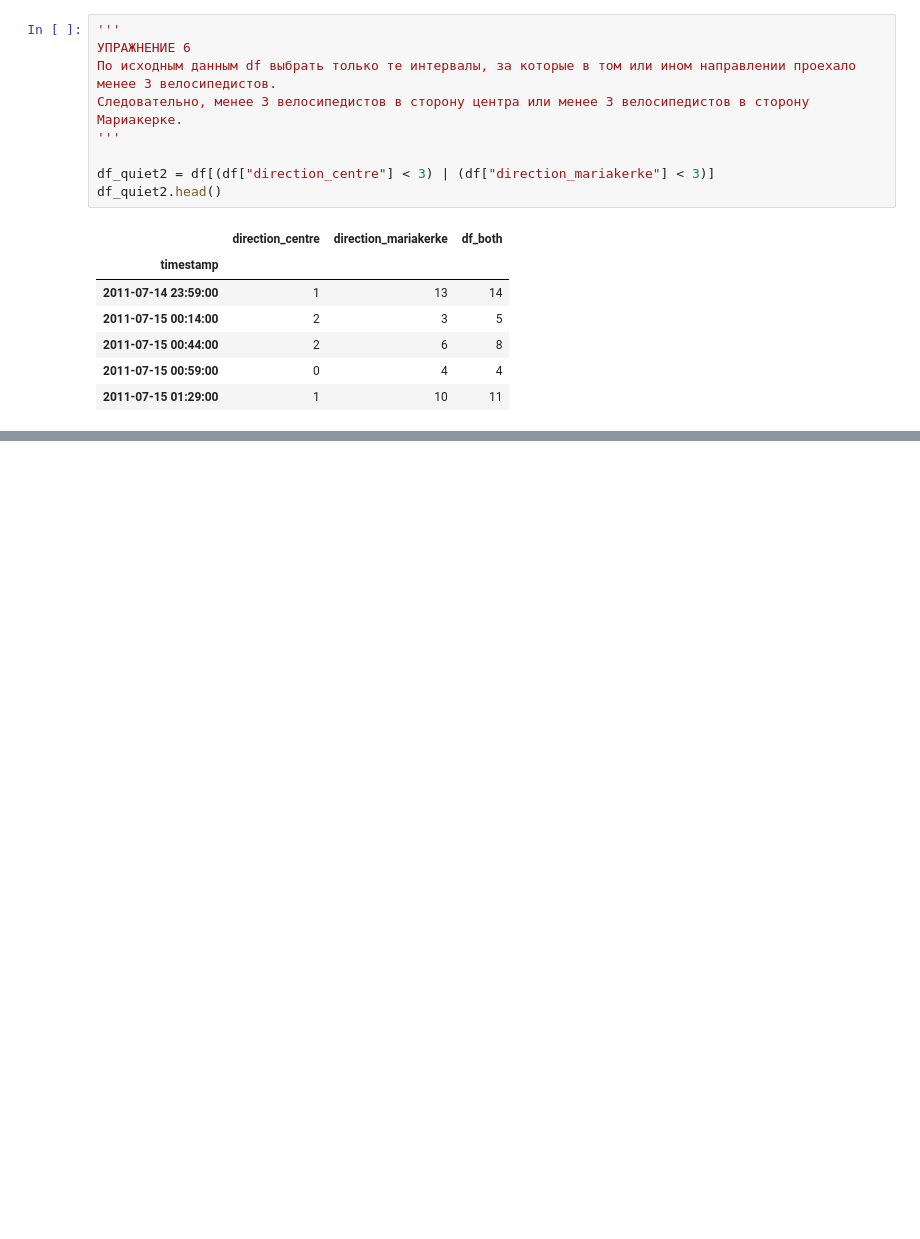
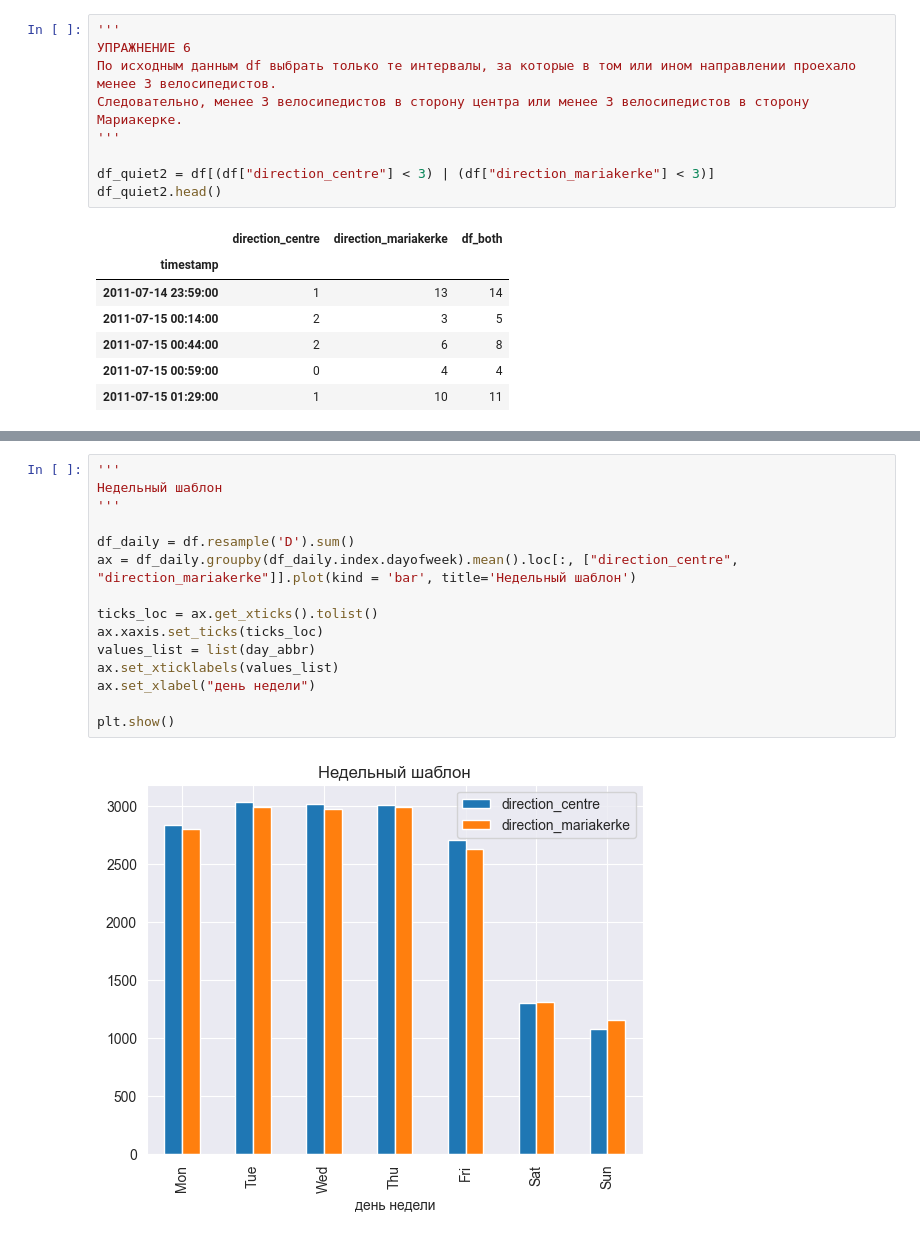
Before and after one commit to afedyanin/msu-data-analysis, a Jupyter notebook: notebooks/msu/ad-task-002.ipynb, the cells around one changed output, grey strips where cells are left out. Drawn from its saved outputs; the diff is of its cells as text; blank space fills up the shorter version.

```diff
--- a/notebooks/msu/ad-task-002.ipynb
+++ b/notebooks/msu/ad-task-002.ipynb
@@ -223,0 +298,17 @@ Freq: D, Name: df_both, dtype: int64
+# %%
+'''
+Недельный шаблон
+'''
+
+df_daily = df.resample('D').sum()
+ax = df_daily.groupby(df_daily.index.dayofweek).mean().loc[:, ["direction_centre", "direction_mariakerke"]].plot(kind = 'bar', title='Недельный шаблон')
+
+ticks_loc = ax.get_xticks().tolist()
+ax.xaxis.set_ticks(ticks_loc)
+values_list = list(day_abbr)
+ax.set_xticklabels(values_list)
+ax.set_xlabel("день недели")
+
+plt.show()
+# %% [output]
+[figure, added]
```
Also changed, not shown: parts of 17 cells of this notebook.
